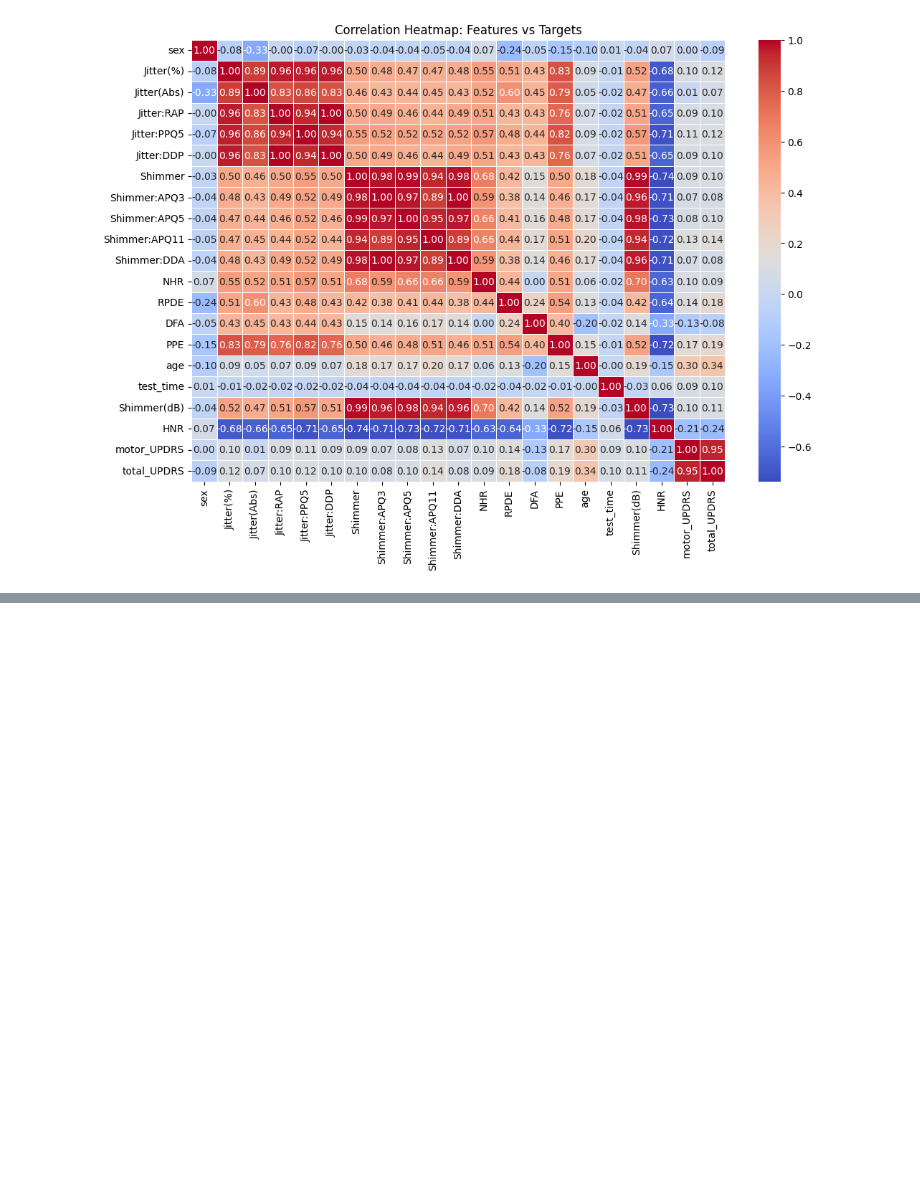
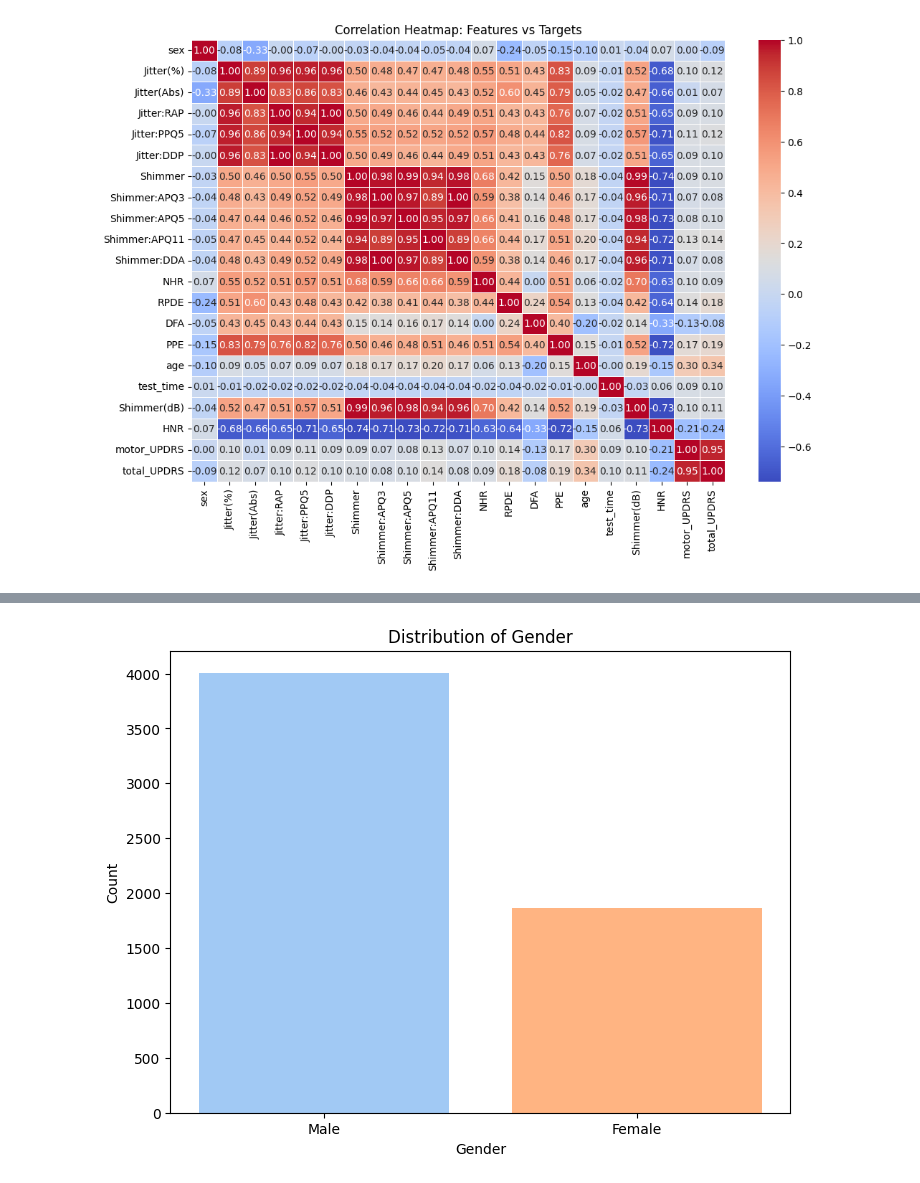
Before and after one commit to behnazrzf/Parkinson-s_Telemonitoring, a Jupyter notebook: EDA.ipynb, the cells around one changed output, grey strips where cells are left out. Saved outputs shown, nothing was run; the diff lists cells and outputs as text; code cells hidden in the pictures; blank space fills up the shorter version.

```diff
--- a/EDA.ipynb
+++ b/EDA.ipynb
@@ -190,0 +210,13 @@ plt.show()
+# %%
+# Plot the distribution of the gender variable
+plt.figure(figsize=(8, 6))
+gender_counts = df['sex'].value_counts()
+plt.bar(gender_counts.index, gender_counts.values, color=sns.color_palette('pastel'))
+# put the x labels male for 0 and female for 1
+plt.xticks([0, 1], ['Male', 'Female'])
+plt.title('Distribution of Gender')
+plt.xlabel('Gender')
+plt.ylabel('Count')
+plt.show()
+# %% [output]
+[figure, added]
```
Also changed, not shown: parts of 8 cells of this notebook, 1 other file.
